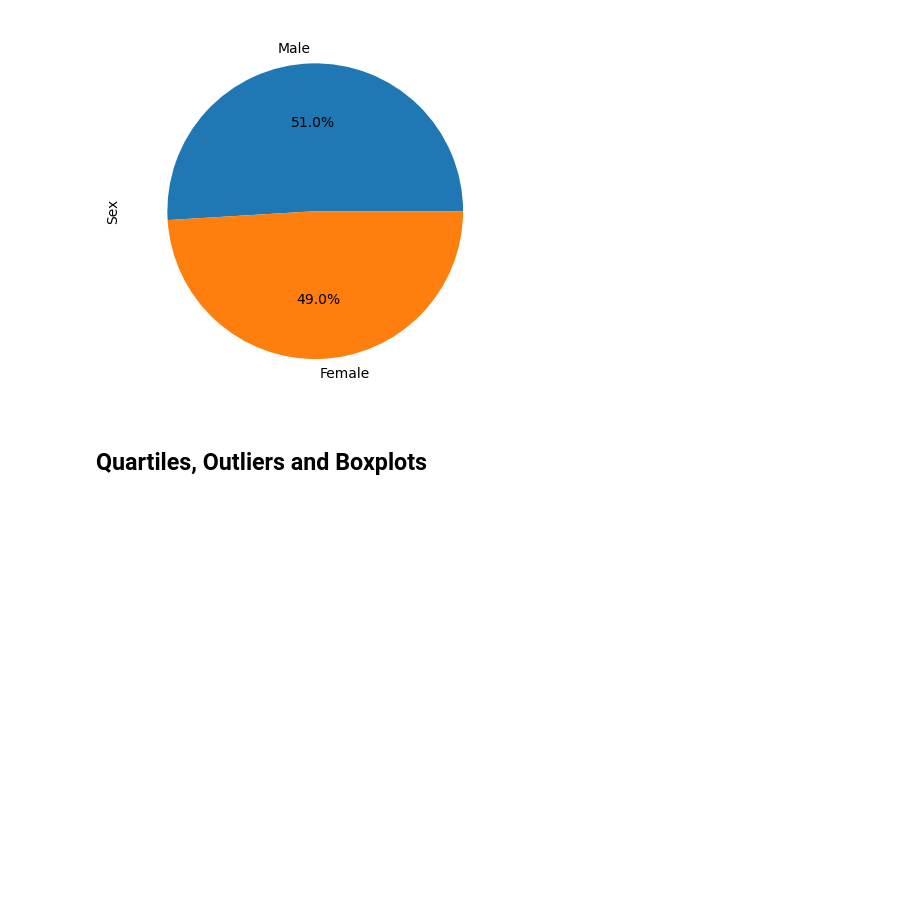
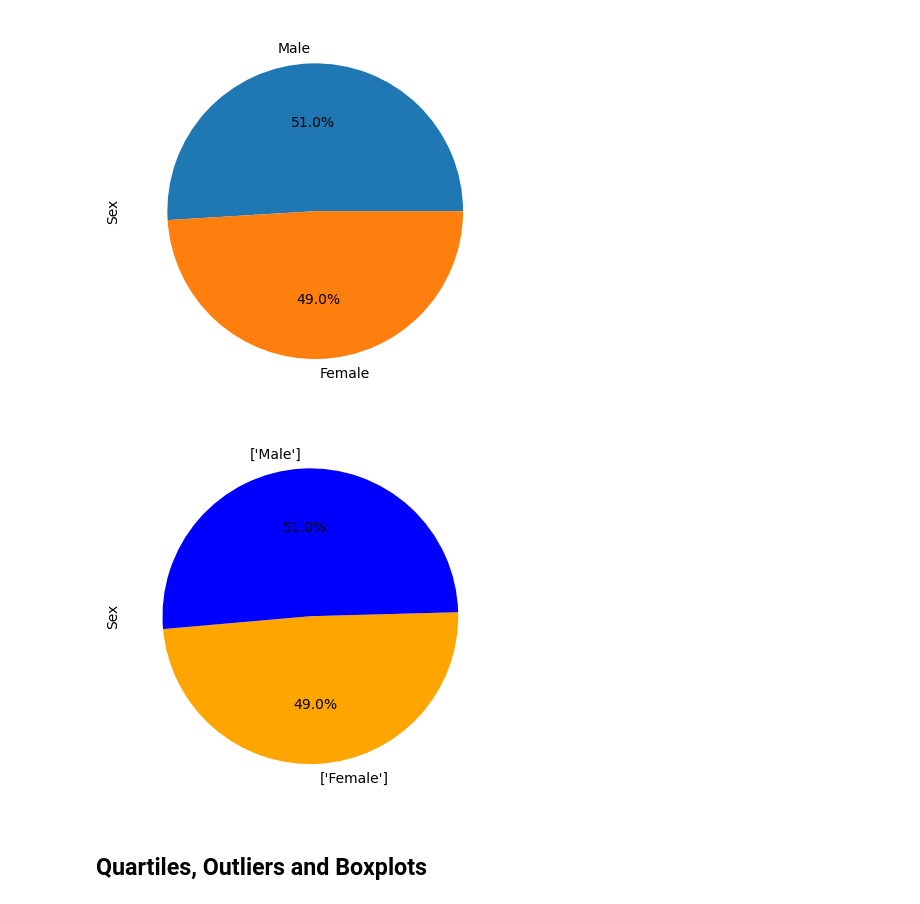
Before and after one commit to TRegan5/Matplotlib-challenge, a Jupyter notebook: Pymaceuticals/pymaceuticals.ipynb, the cells around one changed output. Cells and saved outputs as stored; diff of their text form; code cells hidden in the pictures; blank space fills up the shorter version.

```diff
--- a/Pymaceuticals/pymaceuticals.ipynb
+++ b/Pymaceuticals/pymaceuticals.ipynb
@@ -184,6 +183,16 @@ plt.show()
 # Generate a pie plot showing the distribution of female versus male mice using pyplot
 # %% [output]
 [figure]
+# %%
+
+labels = gender_groups_df["Sex"].unique()
+values = gender_groups_df["Sex"].value_counts() / len(clean_df) * 100
+fig, ax = plt.subplots()
+ax.pie(values, labels=labels, autopct="%1.1f%%", startangle=185, colors=["orange","blue"])
+plt.ylabel("Sex")
+plt.show()
+# %% [output]
+[figure, added]
 # %% [markdown]
 ## Quartiles, Outliers and Boxplots
 # %%
```
Also changed, not shown: parts of 2 cells of this notebook.
